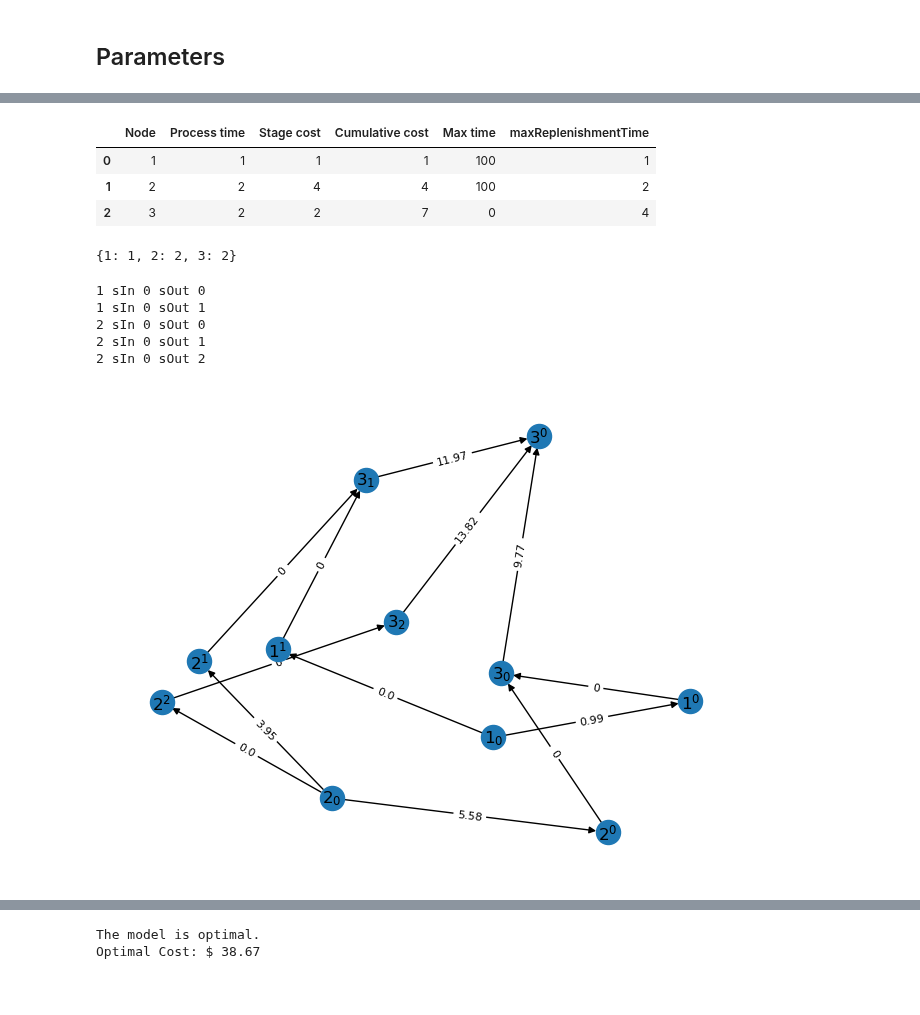
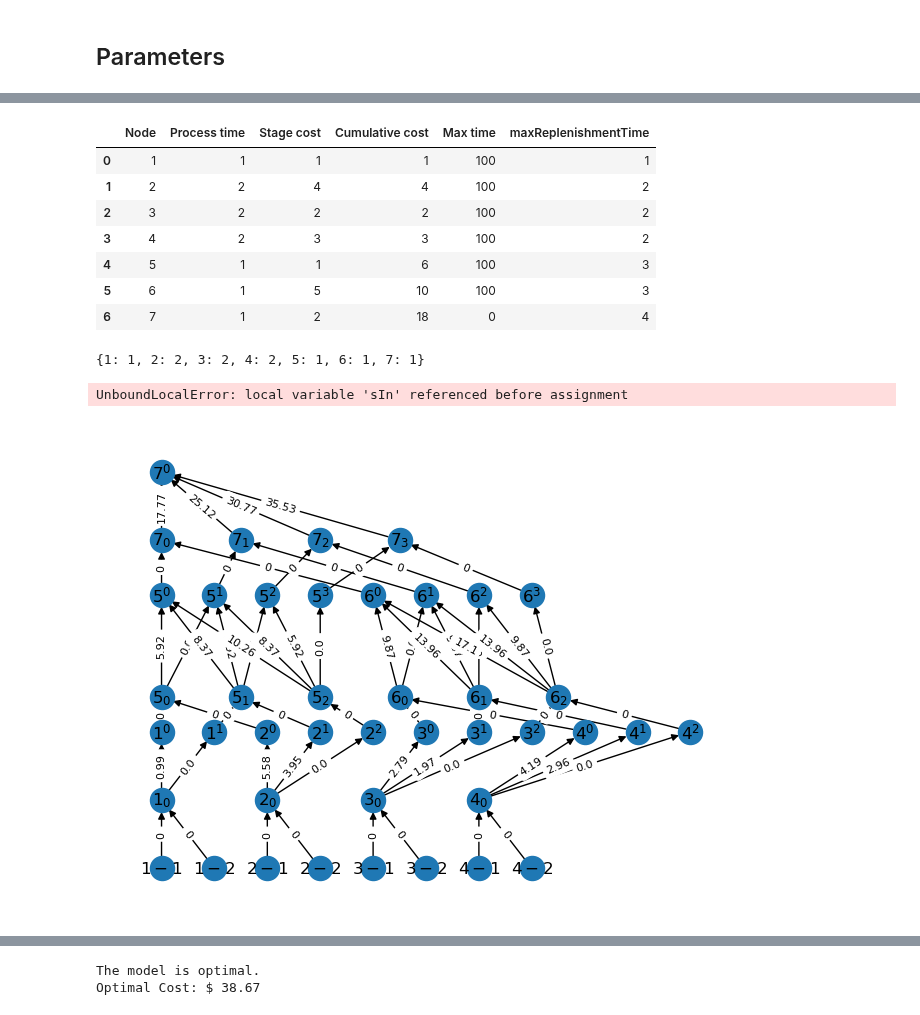
Before and after one commit to hmedal/sae-dsc-hmedal, a Jupyter notebook: examples/multi-commodity.ipynb, the cells around one changed output, grey strips where cells are left out. Saved outputs shown, nothing was run; the diff lists cells and outputs as text; code cells hidden in the pictures.

```diff
--- a/examples/multi-commodity.ipynb
+++ b/examples/multi-commodity.ipynb
@@ -20,7 +20,7 @@ import saedfsc;
 # %% [markdown]
 ## Parameters
 # %%
-multiEchelon = False
+multiEchelon = True
 if multiEchelon:
     numAssemblies = 2
     numComponentsPerAssembly = 2
@@ -30,6 +30,7 @@ else:
 
 numSuppliers = 4
 numAssemblyOptions = 2
+numPartOptionsForComponent = 2
 numSuppliersPerPart = 2
 
 timeUB = 3
@@ -134,11 +147,15 @@ df
 |  | Node | Process time | Stage cost | Cumulative cost | Max time | maxReplenishmentTime |
 | 0 | 1 | 1 | 1 | 1 | 100 | 1 |
 | 1 | 2 | 2 | 4 | 4 | 100 | 2 |
-| 2 | 3 | 2 | 2 | 7 | 0 | 4 |
+| 2 | 3 | 2 | 2 | 2 | 100 | 2 |
+| 3 | 4 | 2 | 3 | 3 | 100 | 2 |
+| 4 | 5 | 1 | 1 | 6 | 100 | 3 |
+| 5 | 6 | 1 | 5 | 10 | 100 | 3 |
+| 6 | 7 | 1 | 2 | 18 | 0 | 4 |
 # %%
 processTimesDict
 # %% [output]
-{1: 1, 2: 2, 3: 2}
+{1: 1, 2: 2, 3: 2, 4: 2, 5: 1, 6: 1, 7: 1}
 # %%
 def get_sIn_range_for_g_fn(node : int):
     maxVal = maxReplenishmentTime[node] - processTimesDict[node]
@@ -171,3 +191,39 @@ def getNodeString(node : int, s : int, isOut : bool):
+# %%
+def build_dp_graph(G : nx.DiGraph, root):
+    if G.nodes[root]['type'] == 'out':
+        id = G.nodes[root]['id']
+        for partOption in range(1, numPartOptionsForComponent + 1):
+            nodeStr = getNodeStringOption(id, partOption)
+            G.add_node(nodeStr, type = 'partOption', id = id)
+            G.add_edge(root, nodeStr, cost = 0)
+            build_dp_graph(G, nodeStr,
+                           cost = getHoldingCost(int(G.nodes[root]['id']), sIn, G.nodes[root]['stime']))
+    if G.nodes[root]['type'] == 'partOption':
+        id = G.nodes[root]['id']
+        for sIn in get_sIn_range_for_g_fn(id):
+            nodeStr = getNodeString(id, sIn, False)
+            G.add_node(nodeStr, type = 'in', stime = sIn)
+            G.add_edge(nodeStr, root,
+                                commodity = component,
+                                cost = 0)
+
+dp_G = nx.DiGraph()
+root = 7
+rootNodeStr = getNodeString(root, 0, True)
+dp_G.add_node(rootNodeStr, id = root, type = 'out', stime = 0)
+
+build_dp_graph(dp_G, rootNodeStr)
+
+node_labels = {node: r'$' +node + '$' for node in dp_G.nodes()}
+pos = nx.spring_layout(dp_G)
+nx.draw(dp_G, pos, labels = node_labels, with_labels=True)
+nx.draw(dp_G, pos)
+edge_labels = {(u, v): round(data['cost'],2)
+              for u, v, data in dp_G.edges(data=True)}
+nx.draw_networkx_edge_labels(dp_G, pos, edge_labels=edge_labels, font_size=8)
+plt.show()
+# %% [output]
+UnboundLocalError: local variable 'sIn' referenced before assignment
 # %%
 def create_dp_graph(G : nx.DiGraph, multi_commod : bool = False):
     if multi_commod:
@@ -206,7 +262,7 @@ def create_dp_graph(G : nx.DiGraph, multi_commod : bool = False):
             # else:
             #     dp_G.add_node(nodeTupleIn)
         for sOut in get_sOut_range_for_g_fn_all(n):
-            print(n, "sIn", sIn, "sOut", sOut)
+            #print(n, "sIn", sIn, "sOut", sOut)
             nodeTupleOut = getNodeString(n, sOut, True)
             finalNodeTupleIn = getNodeString(finalNode, sOut, False)
             dp_G.add_node(nodeTupleOut, nodeType = 'multi-component')
@@ -244,26 +300,29 @@ def create_dp_graph(G : nx.DiGraph, multi_commod : bool = False):
                                 cost = getHoldingCost(n, sIn, sOut))
 
         for component in assembliesStructure[n]:
-            for sIn in get_sIn_range_for_g_fn(component):
-                nodeTupleIn = getNodeString(component, sIn, False)
-                #if multi_commod:
-                dp_G.add_node(nodeTupleIn, nodeType = 'component')
-                # else:
-                #     dp_G.add_node(nodeTupleIn)
+            for partOption in range(1, numPartOptionsForComponent + 1):
+                partOptionNode = str(component) + "-" + str(partOption)
+                dp_G.add_node(partOptionNode, nodeType = 'component')
+                for sIn in get_sIn_range_for_g_fn(component):
+                    nodeTupleIn = getNodeString(component, sIn, False)
+                    dp_G.add_node(nodeTupleIn, nodeType = 'component')
             for sOut in get_sOut_range_for_g_fn_all(component):
                 nodeTupleOut = getNodeString(component, sOut, True)
                 assemblyNodeTupleIn = getNodeString(n, sOut, False)
                 dp_G.add_node(nodeTupleOut, nodeType = 'component')
                 if multi_commod:
-
                     dp_G.add_edge(nodeTupleOut, assemblyNodeTupleIn,
                                       commodity = component,
                                     cost = 0)
                 else:
-                    #dp_G.add_node(nodeTupleOut)
                     dp_G.add_edge(nodeTupleOut, assemblyNodeTupleIn,
                                     cost = 0)
             for sIn in get_sIn_range_for_g_fn(component):
+                nodeTupleIn = getNodeString(component, sIn, False)
+                for partOption in range(1, numPartOptionsForComponent + 1):
+                    partOptionNode = str(component) + "-" + str(partOption)
+                    dp_G.add_edge(partOptionNode, nodeTupleIn,
+                                    cost = 0)
                 for sOut in get_sOut_range_for_g_fn_forIn(component, sIn):
                     nodeTupleOut = getNodeString(component, sOut, True)
                     if multi_commod:
@@ -278,20 +396,15 @@ def create_dp_graph(G : nx.DiGraph, multi_commod : bool = False):
 # %%
 dp_G = create_dp_graph(G)
 node_labels = {node: r'$' +node + '$' for node in dp_G.nodes()}
-pos = nx.spring_layout(dp_G)
+pos = get_dp_layout(dp_G)
 nx.draw(dp_G, pos, labels = node_labels, with_labels=True)
 edge_labels = {(u, v): round(data['cost'],2)
                for u, v, data in dp_G.edges(data=True)}
 nx.draw_networkx_edge_labels(dp_G, pos, edge_labels=edge_labels,
                              font_size=8)
 plt.show()
 # %% [output]
-1 sIn 0 sOut 0
-1 sIn 0 sOut 1
-2 sIn 0 sOut 0
-2 sIn 0 sOut 1
-2 sIn 0 sOut 2
-[figure, old version]
+[figure, new version]
 # %%
 def getNetFlowExpr(G, x, node):
     return qsum(x[e] for e in G.out_edges(node)) - qsum(x[e] for e in G.in_edges(node))
```
Also changed, not shown: parts of 13 cells of this notebook, 3 other files.
